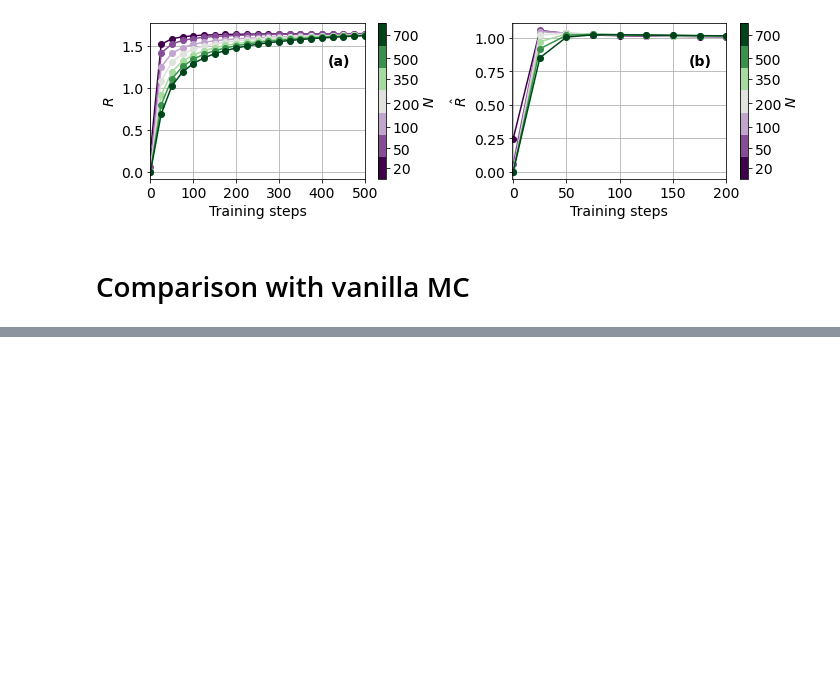
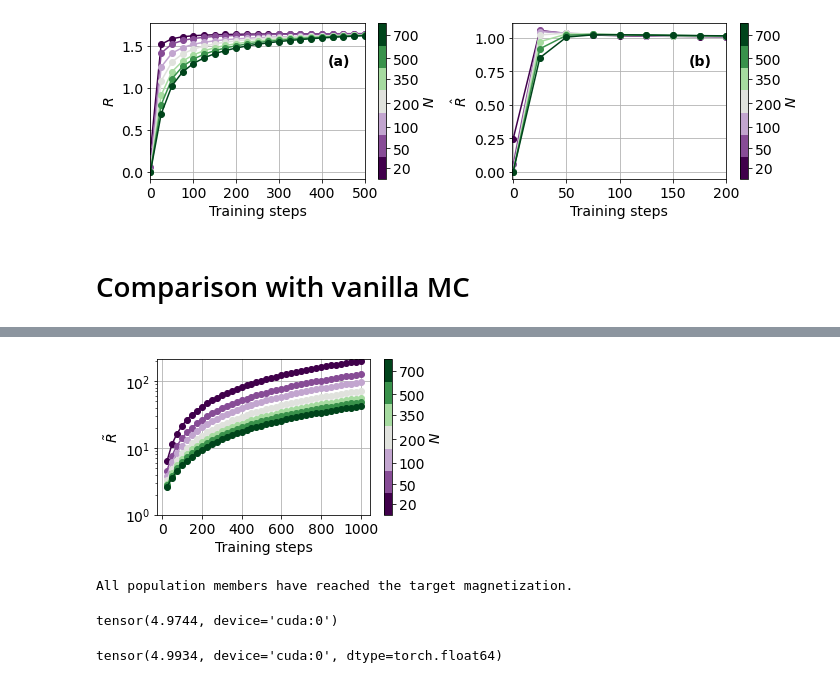
Before and after one commit to Laplaxe/MonteCarloGA_CW, a Jupyter notebook: Code/first_passages.ipynb, the cells around one changed output, grey strips where cells are left out. Cells and saved outputs as stored; diff of their text form; code cells hidden in the pictures; blank space fills up the shorter version.

```diff
--- a/Code/first_passages.ipynb
+++ b/Code/first_passages.ipynb
@@ -1352,0 +1431,51 @@ plt.show()
+# %%
+custom_cmap = mcolors.LinearSegmentedColormap.from_list("ptog", ptog)
+
+plt.figure(figsize=(5, 3))
+
+Ns = [20, 50, 100, 200, 350, 500, 700]
+
+# Create a discrete colormap from your existing custom_cmap using len(Ns) colors
+discrete_colors = custom_cmap(np.linspace(0, 1, len(Ns)))
+discrete_cmap = mcolors.ListedColormap(discrete_colors)
+
+# Compute boundaries for the discrete colorbar.
+# We set boundaries midway between successive Ns values.
+boundaries = [Ns[0] - (Ns[1] - Ns[0]) / 2]
+for i in range(len(Ns) - 1):
+    boundaries.append((Ns[i] + Ns[i+1]) / 2)
+boundaries.append(Ns[-1] + (Ns[-1] - Ns[-2]) / 2)
+
+# Create a norm based on these boundaries.
+norm = mcolors.BoundaryNorm(boundaries, ncolors=len(Ns))
+
+# Create a ScalarMappable for the colorbar.
+sm = plt.cm.ScalarMappable(cmap=discrete_cmap, norm=norm)
+sm.set_array([])
+
+# Plot each result using its corresponding discrete color.
+for i, results in enumerate(all_results2):
+    results = np.array(results)
+    plt.plot(results[1:, 0], (results[1:, -2]+results[1:, 0])/results[1:, -3],
+             marker="o", alpha=1,
+             color=discrete_colors[i])
+
+plt.xlabel(r'Training steps', fontsize=14)
+plt.ylabel(r'$\tilde{R}$', fontsize=14)
+plt.xticks(fontsize=14)
+plt.yticks(fontsize=14)
+plt.grid(True)
+#plt.xlim(0, 0.20)
+plt.ylim(1, None)
+plt.yscale("log")
+
+# Add the discretized colorbar with ticks at each N.
+cbar = plt.colorbar(sm, boundaries=boundaries, ticks=Ns)
+cbar.set_label(r'$N$', fontsize=14)
+cbar.ax.tick_params(labelsize=14)
+
+plt.tight_layout()
+#plt.savefig(f"../Plots/FPS_comparison_vanilla.pdf", bbox_inches='tight')
+plt.show()
+# %% [output]
+[figure, added]
@@ -1352,0 +1626,25 @@ plt.show()
+# %%
+N = 20
+M = 16
+beta_target = 1.4472135954999579
+montecarlo_alternated_abs(N, beta_target,M , model, pop_size = 50000, k = 1).mean()
+# %% [output]
+All population members have reached the target magnetization.
+tensor(4.9744, device='cuda:0')
+# %%
+#nmax = int(N/2+ M / 2)
+#nmax = int(N/2) +int(mtarget*N / 2)
+nmax = int(M/2)
+
+#P = get_matrix_mixed(N, beta_target, W, k=1)[:nmax, :nmax]
+
+P = transition_matrix_local(N, beta_target)
+P = torch.matrix_power(P, N)[:nmax, :nmax]
+
+P = torch.eye(P.shape[0]).to(device) - P
+P_inv = torch.linalg.inv(P)
+#result = torch.matmul(P_inv, torch.ones(P_inv.shape[0], device=P_inv.device, dtype=P_inv.dtype))[int(N/2)]
+result = torch.matmul(P_inv,torch.ones(P_inv.shape[0],device=P_inv.device,dtype=P_inv.dtype))[0]
+print(result)
+# %% [output]
+tensor(4.9934, device='cuda:0', dtype=torch.float64)
```
Also changed, not shown: parts of 7 cells of this notebook, 2 other files.
